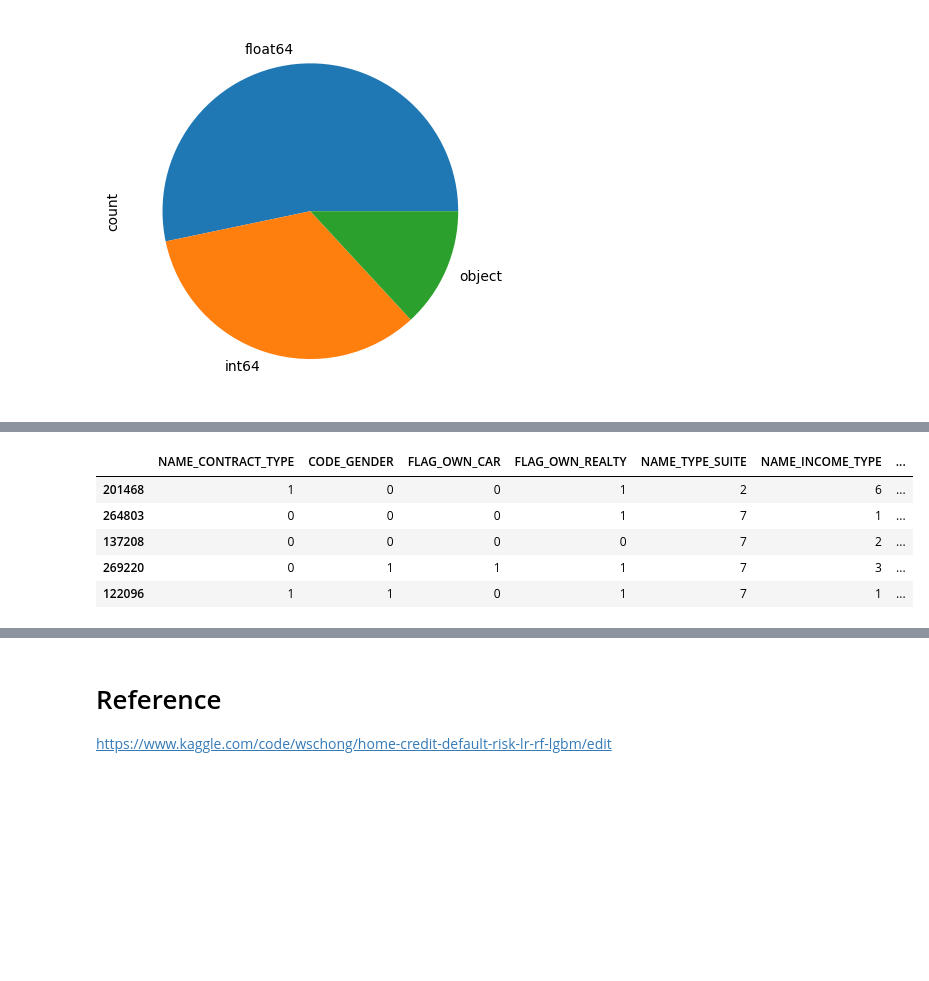
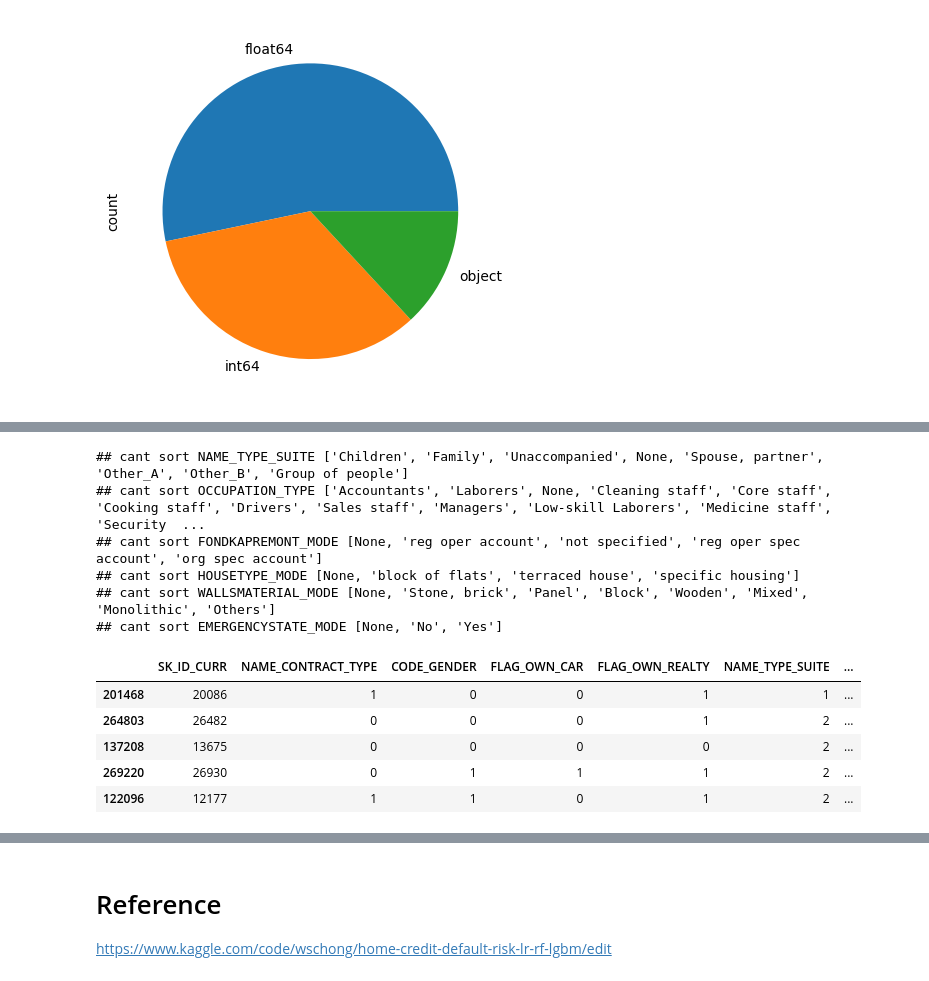
Before and after one commit to VincentChong123/kaggle-home-credit-default-risk, a Jupyter notebook: 2018/predict.ipynb, the cells around one changed output, grey strips where cells are left out. Cells and saved outputs as stored; diff of their text form; code cells hidden in the pictures; blank space fills up the shorter version.

```diff
--- a/2018/predict.ipynb
+++ b/2018/predict.ipynb
@@ -97,2 +107,8 @@ display(df_cat.head())
-# %%
-cat_col = df_cat.columns
+# %%
+if 0:
+    df_cat = df.select_dtypes("object")
+    df_cat["SK_ID_CURR"] = df_train["SK_ID_CURR"]
+    columns = list(df_cat.columns)
+    print(len(columns), type(columns))
+    df_cat = df_cat[[columns[-1]] + columns[:-1]]
+    display(df_cat.head())
@@ -99,6 +124,7 @@ cat_col = df_cat.columns
 # %%
-df_cat.fillna("-1", inplace=True)
-display(df_cat.head())
+if 0:  # fillna
+    df_cat.fillna("-1", inplace=True)
+    display(df_cat.head())
 # %% [output]
 |  | NAME_CONTRACT_TYPE | CODE_GENDER | FLAG_OWN_CAR | FLAG_OWN_REALTY | NAME_TYPE_SUITE | NAME_INCOME_TYPE | ... |
 | 201468 | Revolving loans | F | N | Y | Family | Working | ... |
@@ -107,29 +133,39 @@ display(df_cat.head())
 | 269220 | Cash loans | M | Y | Y | Unaccompanied | State servant | ... |
 | 122096 | Revolving loans | M | N | Y | Unaccompanied | Commercial associate | ... |
 # %%
-unique = {}
-max_ = 0
-for c in list(df_cat.columns):
-    cat = list(df_cat[c].unique())
-    # print(c, cat)
-    try:
-        cat.sort()
-    except:
-        print(f"## cant sort {c} {cat}")
+if 0:  # cat2num
+    unique = {}
+    max_ = 0
+    cat_col = list(df_cat.columns)
+    cat_col.remove("SK_ID_CURR")
 
-    unique[c] = cat
-    max_ = max(max_, len(cat))
+    for c in list(df_cat.columns):
+        cat = list(df_cat[c].unique())
+        # print(c, cat)
+        try:
+            cat.sort()
+        except:
+            print(f"## cant sort {c} {cat}")
 
-unique
+        unique[c] = cat
+        max_ = max(max_, len(cat))
 
-for c in df_cat.columns:
-    df_cat[c] = df_cat[c].apply(lambda x: unique[c].index(x) if x != "-1" else x)
+    # unique
 
-df_cat.head()
+    for c in df_cat.columns:
+        df_cat[c] = df_cat[c].apply(lambda x: unique[c].index(x) if x != "-1" else x)
+
+    df_cat.head()
 # %% [output]
+## cant sort NAME_TYPE_SUITE ['Children', 'Family', 'Unaccompanied', None, 'Spouse, partner', 'Other_A', 'Other_B', 'Group of people']
+## cant sort OCCUPATION_TYPE ['Accountants', 'Laborers', None, 'Cleaning staff', 'Core staff', 'Cooking staff', 'Drivers', 'Sales staff', 'Managers', 'Low-skill Laborers', 'Medicine staff', 'Security  ...
+## cant sort FONDKAPREMONT_MODE [None, 'reg oper account', 'not specified', 'reg oper spec account', 'org spec account']
+## cant sort HOUSETYPE_MODE [None, 'block of flats', 'terraced house', 'specific housing']
+## cant sort WALLSMATERIAL_MODE [None, 'Stone, brick', 'Panel', 'Block', 'Wooden', 'Mixed', 'Monolithic', 'Others']
+## cant sort EMERGENCYSTATE_MODE [None, 'No', 'Yes']
-|  | NAME_CONTRACT_TYPE | CODE_GENDER | FLAG_OWN_CAR | FLAG_OWN_REALTY | NAME_TYPE_SUITE | NAME_INCOME_TYPE | ... |
-| 201468 | 1 | 0 | 0 | 1 | 2 | 6 | ... |
-| 264803 | 0 | 0 | 0 | 1 | 7 | 1 | ... |
-| 137208 | 0 | 0 | 0 | 0 | 7 | 2 | ... |
-| 269220 | 0 | 1 | 1 | 1 | 7 | 3 | ... |
-| 122096 | 1 | 1 | 0 | 1 | 7 | 1 | ... |
+|  | SK_ID_CURR | NAME_CONTRACT_TYPE | CODE_GENDER | FLAG_OWN_CAR | FLAG_OWN_REALTY | NAME_TYPE_SUITE | ... |
+| 201468 | 20086 | 1 | 0 | 0 | 1 | 1 | ... |
+| 264803 | 26482 | 0 | 0 | 0 | 1 | 2 | ... |
+| 137208 | 13675 | 0 | 0 | 0 | 0 | 2 | ... |
+| 269220 | 26930 | 0 | 1 | 1 | 1 | 2 | ... |
+| 122096 | 12177 | 1 | 1 | 0 | 1 | 2 | ... |
```
Also changed, not shown: parts of 11 cells of this notebook, 1 other file.
